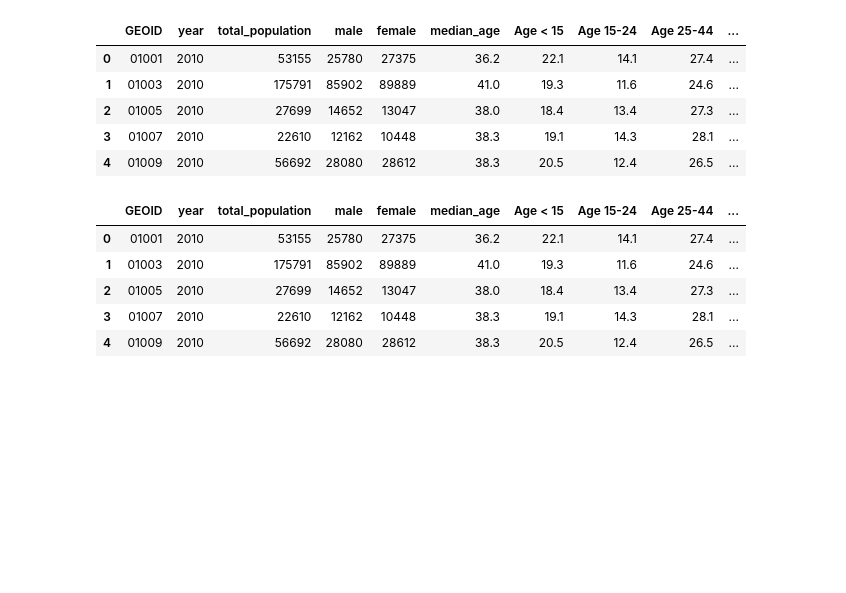
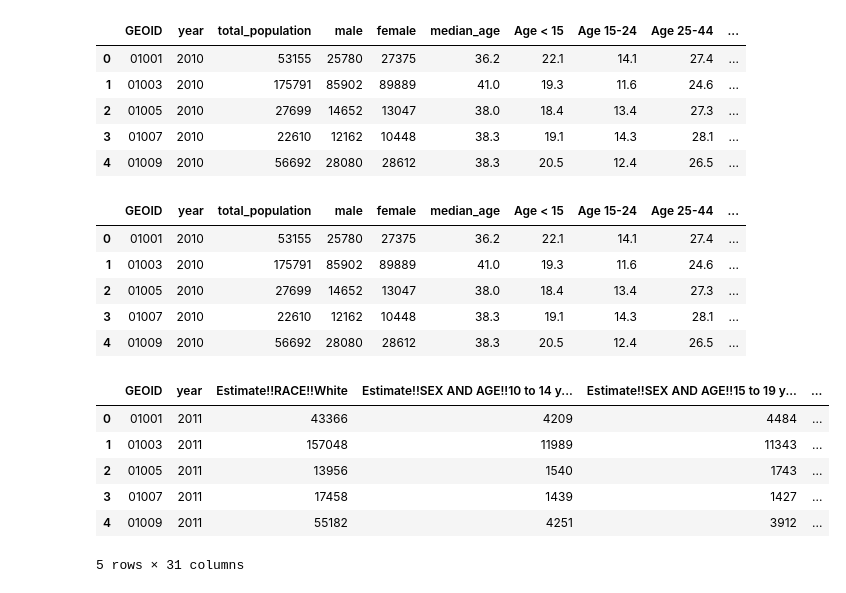
Before and after one commit to ReidelVichot/LC_identification, a Jupyter notebook: census_cleaning_11_18_24.ipynb, the cells around one changed output. Drawn from its saved outputs; the diff is of its cells as text; code cells hidden in the pictures; blank space fills up the shorter version.

```diff
--- a/census_cleaning_11_18_24.ipynb
+++ b/census_cleaning_11_18_24.ipynb
@@ -231,3 +231,44 @@ acs5_10.head()
 | 2 | 01005 | 2010 | 27699 | 14652 | 13047 | 38.0 | 18.4 | 13.4 | 27.3 | ... |
 | 3 | 01007 | 2010 | 22610 | 12162 | 10448 | 38.3 | 19.1 | 14.3 | 28.1 | ... |
 | 4 | 01009 | 2010 | 56692 | 28080 | 28612 | 38.3 | 20.5 | 12.4 | 26.5 | ... |
+# %%
+acs5_11 = pd.read_csv(dpath + "ACSDP5Y2011.DP05-Data.csv", skiprows=1, low_memory=False)
+# %%
+# -- create GEOID
+acs5_11["GEOID"] = acs5_11.Geography.str[-5:]
+# -- create year
+acs5_11["year"] = 2011
+
+# -- drop columns
+cols = ['GEOID', 'year',
+         'Estimate!!RACE!!White',
+         'Estimate!!SEX AND AGE!!Under 5 years',
+         'Estimate!!SEX AND AGE!!5 to 9 years',
+         'Estimate!!SEX AND AGE!!10 to 14 years',
+         'Estimate!!SEX AND AGE!!15 to 19 years',
+         'Estimate!!SEX AND AGE!!18 years and over',
+         'Estimate!!SEX AND AGE!!18 years and over',
+         'Estimate!!SEX AND AGE!!20 to 24 years',
+         'Estimate!!SEX AND AGE!!21 years and over',
+         'Estimate!!SEX AND AGE!!25 to 34 years',
+         'Estimate!!SEX AND AGE!!35 to 44 years',
+         'Estimate!!SEX AND AGE!!45 to 54 years',
+         'Estimate!!SEX AND AGE!!55 to 59 years',
+         'Estimate!!SEX AND AGE!!60 to 64 years',
+         'Estimate!!SEX AND AGE!!65 to 74 years',
+         'Estimate!!SEX AND AGE!!65 years and over',
+         'Estimate!!SEX AND AGE!!Female',
+         'Estimate!!SEX AND AGE!!Male',
+         'Estimate!!SEX AND AGE!!Median age (years)',
+         'Estimate!!SEX AND AGE!!Total population',
+         'Estimate!!Total housing units']
+acs5_11 = acs5_11[cols]
+acs5_11.head()
+# %% [output]
+|  | GEOID | year | Estimate!!RACE!!White | Estimate!!SEX AND AGE!!10 to 14 y... | Estimate!!SEX AND AGE!!15 to 19 y... | ... |
+| 0 | 01001 | 2011 | 43366 | 4209 | 4484 | ... |
+| 1 | 01003 | 2011 | 157048 | 11989 | 11343 | ... |
+| 2 | 01005 | 2011 | 13956 | 1540 | 1743 | ... |
+| 3 | 01007 | 2011 | 17458 | 1439 | 1427 | ... |
+| 4 | 01009 | 2011 | 55182 | 4251 | 3912 | ... |
+5 rows × 31 columns
```
Also changed, not shown: parts of 1 cell of this notebook.
